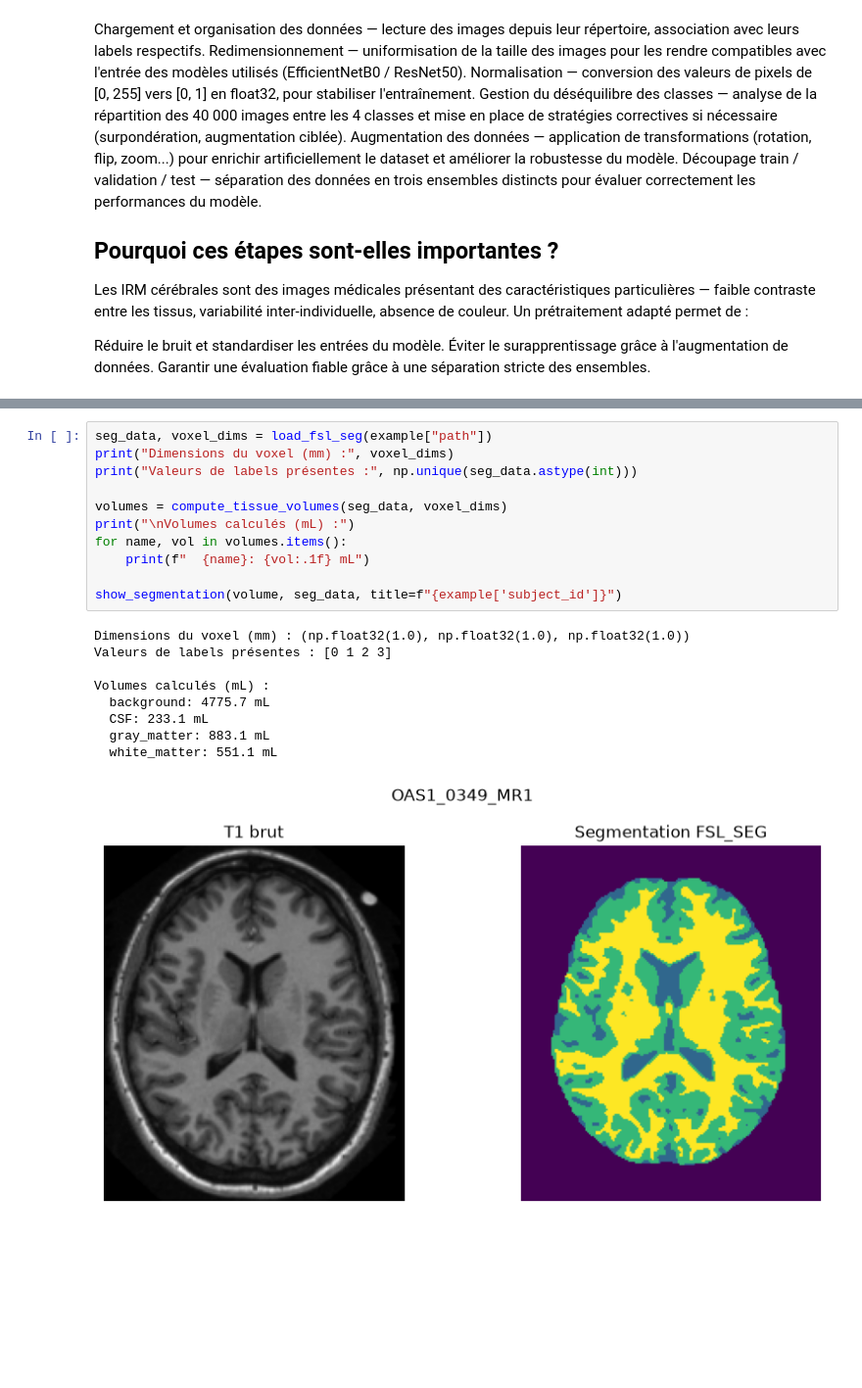
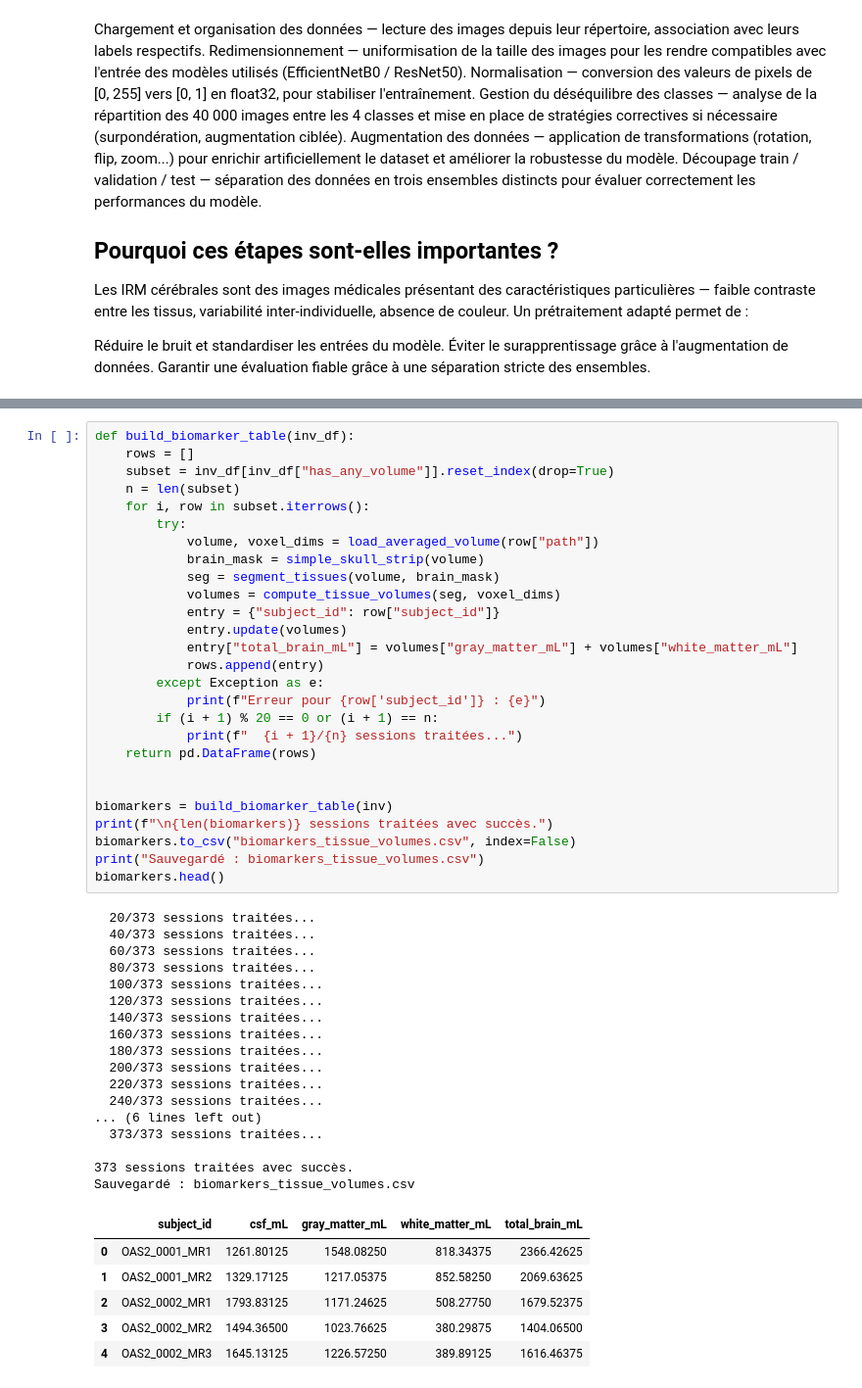
Before and after one commit to anneb-cyber/Alzheimer-MRI-Detection, a Jupyter notebook: notebooks/prepocessing.ipynb, the cells around one changed output, grey strips where cells are left out. Shown at 98% size. Drawn from its saved outputs; the diff is of its cells as text; blank space fills up the shorter version.

Commit message:
biomarkers et classification

```diff
--- a/notebooks/prepocessing.ipynb
+++ b/notebooks/prepocessing.ipynb
@@ -92,21 +115,51 @@ def show_segmentation(volume, seg, title="Segmentation vs volume brut"):
 # %%
-seg_data, voxel_dims = load_fsl_seg(example["path"])
-print("Dimensions du voxel (mm) :", voxel_dims)
-print("Valeurs de labels présentes :", np.unique(seg_data.astype(int)))
+def build_biomarker_table(inv_df):
+    rows = []
+    subset = inv_df[inv_df["has_any_volume"]].reset_index(drop=True)
+    n = len(subset)
+    for i, row in subset.iterrows():
+        try:
+            volume, voxel_dims = load_averaged_volume(row["path"])
+            brain_mask = simple_skull_strip(volume)
+            seg = segment_tissues(volume, brain_mask)
+            volumes = compute_tissue_volumes(seg, voxel_dims)
+            entry = {"subject_id": row["subject_id"]}
+            entry.update(volumes)
+            entry["total_brain_mL"] = volumes["gray_matter_mL"] + volumes["white_matter_mL"]
+            rows.append(entry)
+        except Exception as e:
+            print(f"Erreur pour {row['subject_id']} : {e}")
+        if (i + 1) % 20 == 0 or (i + 1) == n:
+            print(f"  {i + 1}/{n} sessions traitées...")
+    return pd.DataFrame(rows)
 
-volumes = compute_tissue_volumes(seg_data, voxel_dims)
-print("\nVolumes calculés (mL) :")
-for name, vol in volumes.items():
-    print(f"  {name}: {vol:.1f} mL")
 
-show_segmentation(volume, seg_data, title=f"{example['subject_id']}")
+biomarkers = build_biomarker_table(inv)
+print(f"\n{len(biomarkers)} sessions traitées avec succès.")
+biomarkers.to_csv("biomarkers_tissue_volumes.csv", index=False)
+print("Sauvegardé : biomarkers_tissue_volumes.csv")
+biomarkers.head()
 # %% [output]
-Dimensions du voxel (mm) : (np.float32(1.0), np.float32(1.0), np.float32(1.0))
-Valeurs de labels présentes : [0 1 2 3]
+  20/373 sessions traitées...
+  40/373 sessions traitées...
+  60/373 sessions traitées...
+  80/373 sessions traitées...
+  100/373 sessions traitées...
+  120/373 sessions traitées...
+  140/373 sessions traitées...
+  160/373 sessions traitées...
+  180/373 sessions traitées...
+  200/373 sessions traitées...
+  220/373 sessions traitées...
+  240/373 sessions traitées...
+... (6 lines left out)
+  373/373 sessions traitées...
 
-Volumes calculés (mL) :
-  background: 4775.7 mL
-  CSF: 233.1 mL
-  gray_matter: 883.1 mL
-  white_matter: 551.1 mL
+373 sessions traitées avec succès.
+Sauvegardé : biomarkers_tissue_volumes.csv
-[figure, removed]
+|  | subject_id | csf_mL | gray_matter_mL | white_matter_mL | total_brain_mL |
+| 0 | OAS2_0001_MR1 | 1261.80125 | 1548.08250 | 818.34375 | 2366.42625 |
+| 1 | OAS2_0001_MR2 | 1329.17125 | 1217.05375 | 852.58250 | 2069.63625 |
+| 2 | OAS2_0002_MR1 | 1793.83125 | 1171.24625 | 508.27750 | 1679.52375 |
+| 3 | OAS2_0002_MR2 | 1494.36500 | 1023.76625 | 380.29875 | 1404.06500 |
+| 4 | OAS2_0002_MR3 | 1645.13125 | 1226.57250 | 389.89125 | 1616.46375 |
```
Also changed, not shown: parts of 7 cells of this notebook, 10 other files.
